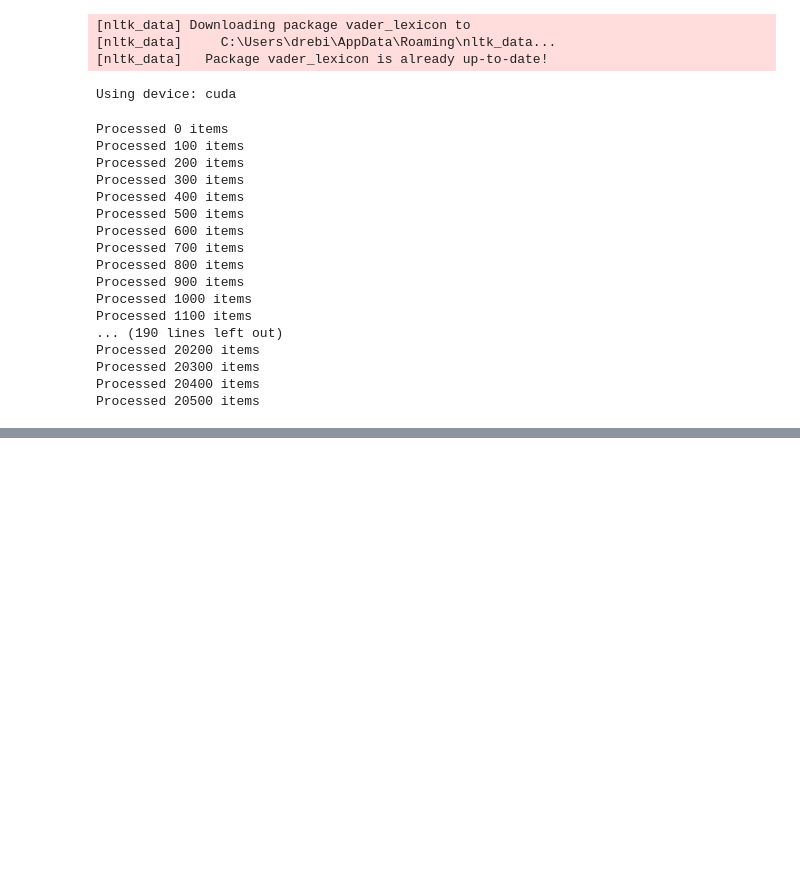
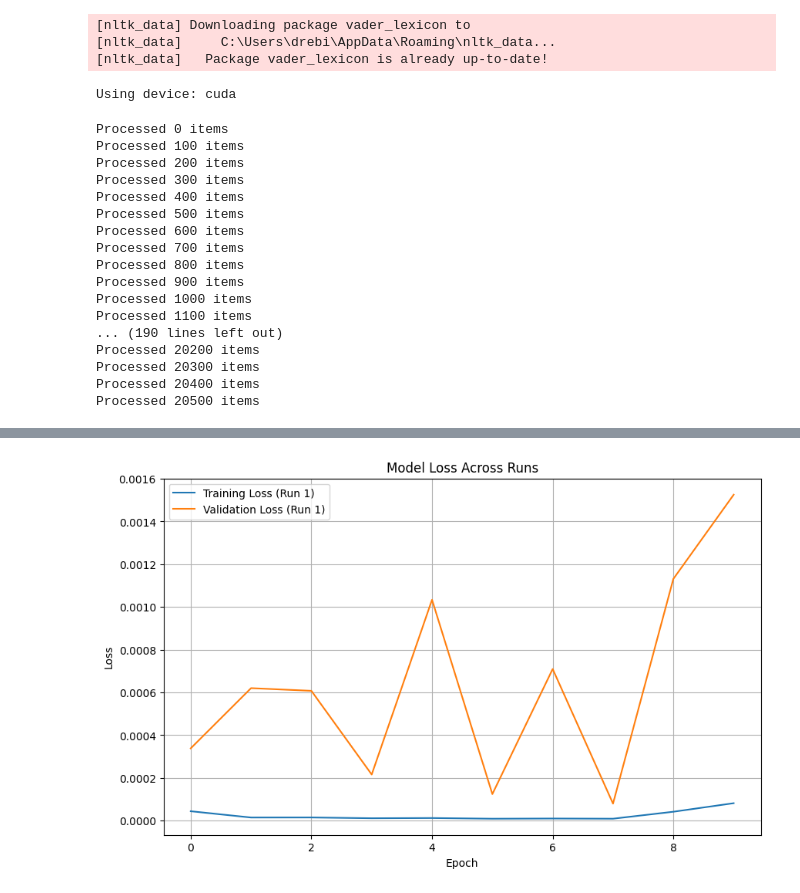
Before and after one commit to KidQuant/FA690MiniProject2, a Jupyter notebook: project.ipynb, the cells around one changed output, grey strips where cells are left out. Drawn from its saved outputs; the diff is of its cells as text; code cells hidden in the pictures; blank space fills up the shorter version.

Commit message:
Updates
Updates for project notebook. New additions for the MLP, LSTM, and
FinBERT LSTM models for seperate python codes.

```diff
--- a/project.ipynb
+++ b/project.ipynb
@@ -60,7 +52,10 @@ def predict_sentiment(text):
 Using device: cuda
 # %%
 # Convert the list of scores into a DataFrame with separate columns
-sentiment_df = pd.DataFrame(news_df['body'].apply(predict_sentiment).tolist(), columns=['neutral', 'positive', 'negative'])
+sentiment_df = pd.DataFrame(
+    news_df["body"].apply(predict_sentiment).tolist(),
+    columns=["neutral", "positive", "negative"],
+)
 
 # Append the new columns to news_df
 news_df = pd.concat([news_df.reset_index(drop=True), sentiment_df], axis=1)
@@ -178,12 +141,13 @@ y_test = np.array(test[sequence_length:]).astype(float)
 # %%
-
 def calculate_r2(y_true, y_pred, in_sample=True, benchmark=None):
     if in_sample:
-        return 1 - (np.sum((y_true - y_pred) ** 2) /
-                    np.sum((y_true - np.mean(y_true)) ** 2))
+        return 1 - (
+            np.sum((y_true - y_pred) ** 2) / np.sum((y_true - np.mean(y_true)) ** 2)
+        )
     else:
         if benchmark is None:
-            raise ValueError("Benchmark must be provided for out-of-sample R-squared calculation.")
-        return 1 - (np.sum((y_true - y_pred) ** 2) /
-                    np.sum((y_true - benchmark) ** 2))
+            raise ValueError(
+                "Benchmark must be provided for out-of-sample R-squared calculation."
+            )
+        return 1 - (np.sum((y_true - y_pred) ** 2) / np.sum((y_true - benchmark) ** 2))
 # %%
@@ -297,8 +289,26 @@ AttributeError: 'list' object has no attribute 'history'
 # %%
+stock_data = pd.read_csv("data/price.csv")
+column = ['close']
+
+# hyperparameters
+split = (0.85);
+sequence_length = 10;
+epochs = 10
+learning_rate = 0.02
+validation_split = 0.2  # 20% of training data for validation
+
+len_stock_data = stock_data.shape[0]
+
+# splitting data to train and test
+train_examples = int(len_stock_data * split)
+train = stock_data.get(column).values[:train_examples]
+test = stock_data.get(column).values[train_examples:]
+len_train = train.shape[0]
+len_test = test.shape[0]
+
 # normalizing data
 scaler = MinMaxScaler()
 train, test = scaler.fit_transform(train), scaler.fit_transform(test)
-
 
 # splitting training data to x and y
 X_train = []
@@ -313,6 +323,7 @@ for i in range(len_test - sequence_length):
     X_test.append(test[i : i + sequence_length])
 X_test = np.array(X_test).astype(float)
 y_test = np.array(test[sequence_length:]).astype(float)
+
 
 #creating LSTM model
 def model_create():
@@ -335,19 +346,14 @@ def model_create():
         optimizer = tf.keras.optimizers.Adam(learning_rate = learning_rate)
     )
 
-    # Fit the model and store the history
+    # Train the model with validation split
     history = model.fit(
-        X_train,
-        y_train,
-        epochs=epochs,
-        validation_split=0.2,
-        verbose=1
+        X_train, y_train,
+        epochs = epochs,
+        validation_split = validation_split,
+        verbose = 1
     )
 
-    model.fit(
-        X_train, y_train,
-        epochs = epochs
-    )
     return model, history
 
 # inverting normaliztion
@@ -366,18 +372,16 @@ def predict(model):
 def evaluate(predictions):
     mae = mean_absolute_error(predictions, y_test)
     mape = mean_absolute_percentage_error(predictions, y_test)
-    r2 = calculate_r2(y_test, predictions, in_sample=False, benchmark = 0)
+    r2 = calculate_r2(y_test, predictions, in_sample=False, benchmark=0)
     return mae, mape, (1 - mape), r2
 
 
 # trial runs
 def run_model(n):
-
     total_mae = total_mape = total_acc = total_r2 = 0
     histories = []
-
     for i in range(n):
-        model, history= model_create()
+        model, history = model_create()
         predictions = predict(model)
         mae, mape, acc, r2 = evaluate(predictions)
         total_mae += mae
@@ -385,4 +389,24 @@ def run_model(n):
         total_acc += acc
         total_r2 += r2
         histories.append(history)
-    return (total_mae / n), (total_mape / n), (total_acc / n), predictions.tolist(), total_r2
+    return (total_mae / n), (total_mape / n), (total_acc / n), predictions.tolist(), (total_r2 / n), histories
+
+mae, mape, acc, preds, r2, histories = run_model(1)
+
+print(f"Mean Absolute Error = {mae}")
+print(f"Mean Absolute Percentage Error = {mape}%")
+print(f"Accuracy = {acc}")
+print(f"R-squared = {r2}")
+
+
+plt.figure(figsize=(10, 6))
+for i, history in enumerate(histories):
+    plt.plot(history.history['loss'], label=f'Training Loss (Run {i+1})')
+    plt.plot(history.history['val_loss'], label=f'Validation Loss (Run {i+1})')
+plt.title('Model Loss Across Runs')
+plt.xlabel('Epoch')
+plt.ylabel('Loss')
+plt.legend()
+plt.grid(True)
+plt.show()
+# %% [output]
@@ -388,0 +430 @@ def run_model(n):
+[figure, added]
```
Also changed, not shown: parts of 20 cells of this notebook, 4 other files.
